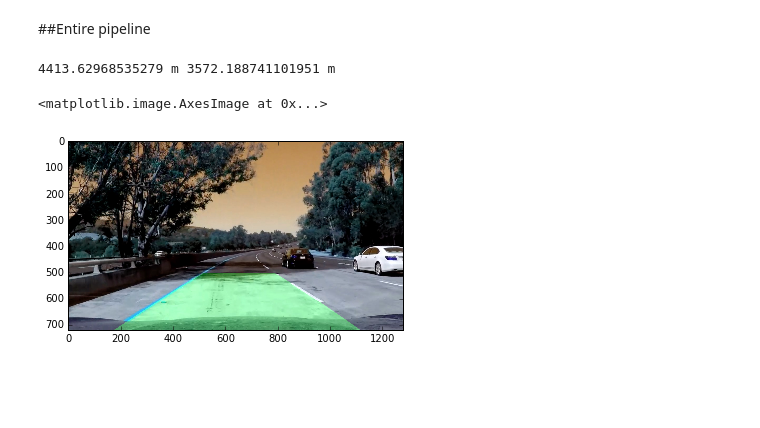
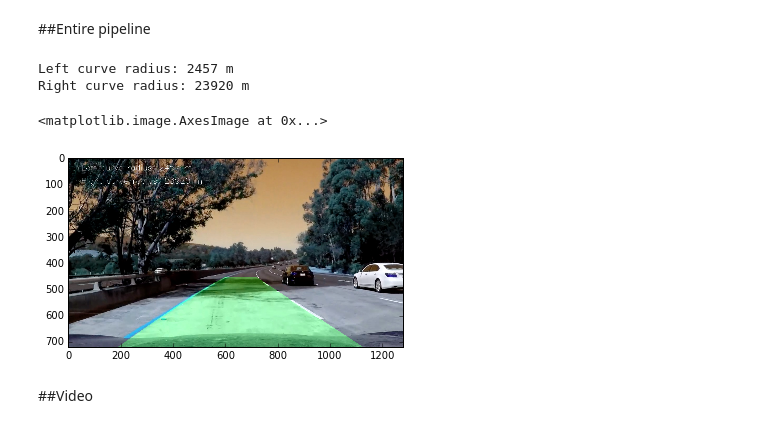
Before and after one commit to AlexanderKim/CarND-Advanced-Lane-Lines, a Jupyter notebook: Advanced Lane Finding.ipynb, the cells around one changed output. Saved outputs shown, nothing was run; the diff lists cells and outputs as text; code cells hidden in the pictures; blank space fills up the shorter version.

```diff
--- a/Advanced Lane Finding.ipynb
+++ b/Advanced Lane Finding.ipynb
@@ -90,13 +90,13 @@ pickle.dump(
 def region_of_interest_coords(shape):
     width, height = shape[1], shape[0]
 
-    vertical_mark = 0.7
+    vertical_mark = 0.63
     top, bottom, trapezoid_height = vertical_mark * height, height, (1 - vertical_mark) * height
 
     padding = 0.06
     bottom_left, bottom_right = padding * width, (1 - padding) * width
 
-    trapezoid_ratio = 0.27
+    trapezoid_ratio = 0.22
     trapezoid_length = bottom_right - bottom_left
     top_length = trapezoid_length * trapezoid_ratio
     trapezoid_offset = (trapezoid_length - top_length) / 2
@@ -282,8 +282,11 @@ def polyfit(binary_warped, xm_per_pix=1, ym_per_pix=1):
     righty = nonzeroy[right_lane_inds]
 
     # Fit a second order polynomial to each
-    left_fit = np.polyfit(lefty * ym_per_pix, leftx * xm_per_pix, 2)
-    right_fit = np.polyfit(righty * ym_per_pix, rightx * xm_per_pix, 2)
+    # left_fit = np.polyfit(lefty * ym_per_pix, leftx * xm_per_pix, 2)
+    # right_fit = np.polyfit(righty * ym_per_pix, rightx * xm_per_pix, 2)
+
+    left_fit = np.polyfit(lefty, leftx, 2)
+    right_fit = np.polyfit(righty, rightx, 2)
 
     return left_fit, right_fit
 # %% [markdown]
@@ -325,7 +315,18 @@ print(left_curverad, 'm', right_curverad, 'm')
+# %%
+def curvature_radius(y_eval, left_fit, right_fit, xm_per_pix=1.0, ym_per_pix=1.0):
+    # Calculate the new radii of curvature
+    left_curverad = ((1 + (2*left_fit[0]*y_eval*ym_per_pix + left_fit[1])**2)**1.5) / np.absolute(2*left_fit[0])
+    right_curverad = ((1 + (2*right_fit[0]*y_eval*ym_per_pix + right_fit[1])**2)**1.5) / np.absolute(2*right_fit[0])
+
+    return left_curverad, right_curverad
 # %% [markdown]
 ##Entire pipeline
 # %%
-def lanes_detection(img, mtx, dist):
+def lanes_detection(img):
+
+    calibration_parameters = pickle.load( open('./calibration.p', 'rb' ) )
+    mtx = calibration_parameters['mtx']
+    dist = calibration_parameters['dist']
 
     undistorted = cv2.undistort(img, mtx, dist, None, mtx)
 
@@ -337,37 +338,46 @@ def lanes_detection(img, mtx, dist):
 
     warped = cv2.warpPerspective( undistorted, M, (undistorted.shape[1], undistorted.shape[0]) )
 
     color_binary, combined_binary = color_transformation(warped)
 
     left_fit, right_fit = polyfit(combined_binary, xm_per_pix=3.7/700, ym_per_pix=30/720)
-    left_curverad, right_curverad = curvature_radius(left_fit, right_fit, xm_per_pix=3.7/700, ym_per_pix=30/720)
 
     ploty = np.linspace(0, img.shape[0] - 1, img.shape[0])
     color_warp = np.zeros_like(img).astype(np.uint8)
 
     # Calculate points.
     left_fitx = left_fit[0]*ploty**2 + left_fit[1]*ploty + left_fit[2]
     right_fitx = right_fit[0]*ploty**2 + right_fit[1]*ploty + right_fit[2]
 
     # Recast the x and y points into usable format for cv2.fillPoly()
     pts_left = np.array([np.transpose(np.vstack([left_fitx, ploty]))])
     pts_right = np.array([np.flipud(np.transpose(np.vstack([right_fitx, ploty])))])
     pts = np.hstack((pts_left, pts_right))
 
     # Draw the lane onto the warped blank image
     cv2.fillPoly(color_warp, np.int_([pts]), (0,255, 0))
 
     # Warp the blank back to original image space using inverse perspective matrix (Minv)
     newwarp = cv2.warpPerspective(color_warp, Minv, (img.shape[1], img.shape[0]))
     res_image = cv2.addWeighted(img, 1, newwarp, 0.3, 0)
 
-    return left_curverad, right_curverad, res_image
+    y_eval = np.max(ploty)
+    left_curverad, right_curverad = curvature_radius(y_eval, left_fit, right_fit, xm_per_pix=3.7/700, ym_per_pix=30/720)
 
-lanes_image = cv2.imread('./test_images/test5.jpg')
-left_curverad, right_curverad, res_image = lanes_detection(lanes_image, mtx, dist)
-print(left_curverad, 'm', right_curverad, 'm')
+    cv2.putText(res_image, 'Left curve radius: {:.0f} m'.format(left_curverad), (50, 50), cv2.FONT_HERSHEY_SIMPLEX, 1, (255, 255, 255))
+    cv2.putText(res_image, 'Right curve radius: {:.0f} m'.format(right_curverad), (50, 100), cv2.FONT_HERSHEY_SIMPLEX, 1, (255, 255, 255))
+
+    print('Left curve radius: {:.0f} m'.format(left_curverad))
+    print('Right curve radius: {:.0f} m'.format(right_curverad))
+
+    return res_image
+
+res_image = lanes_detection(cv2.imread('./test_images/test5.jpg'))
 plt.imshow(res_image)
 # %% [output]
-4413.62968535279 m 3572.188741101951 m
+Left curve radius: 2457 m
+Right curve radius: 23920 m
 <matplotlib.image.AxesImage at 0x...>
-[figure, old version]
+[figure, new version]
+# %% [markdown]
+##Video
```
Also changed, not shown: parts of 5 cells of this notebook.
